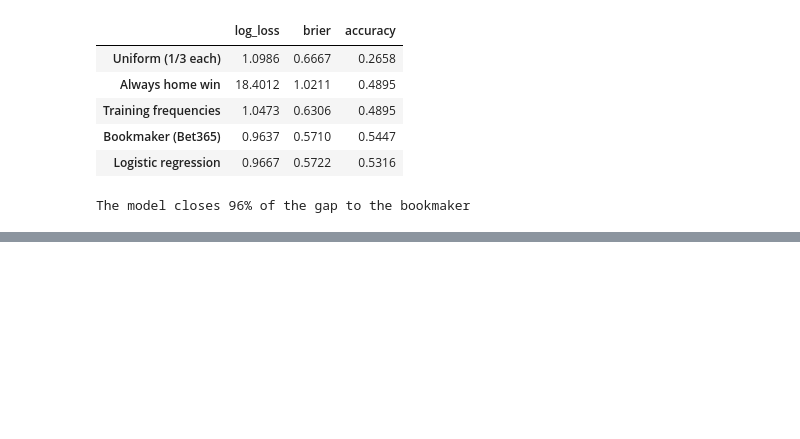
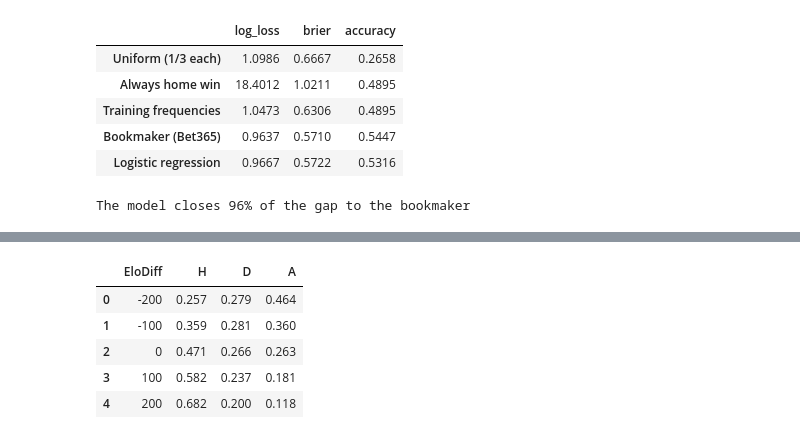
Before and after one commit to idoberk/laliga-match-prediction, a Jupyter notebook: notebooks/laliga_match_prediction.ipynb, the cells around one changed output, grey strips where cells are left out. Saved outputs shown, nothing was run; the diff lists cells and outputs as text; code cells hidden in the pictures; blank space fills up the shorter version.

```diff
--- a/notebooks/laliga_match_prediction.ipynb
+++ b/notebooks/laliga_match_prediction.ipynb
@@ -1631,0 +1671,14 @@ The model closes 96% of the gap to the bookmaker
+# %%
+# We vary the Elo difference and keep every shots column at its training average
+what_if = pd.DataFrame({"EloDiff": [-200, -100, 0, 100, 200]}).assign(
+    **train_matches[SHOT_FEATURES].mean()
+)
+
+what_if[["EloDiff"]].join(predict_outcomes(outcome_model, what_if, FEATURES).round(3))
+# %% [output]
+|  | EloDiff | H | D | A |
+| 0 | -200 | 0.257 | 0.279 | 0.464 |
+| 1 | -100 | 0.359 | 0.281 | 0.360 |
+| 2 | 0 | 0.471 | 0.266 | 0.263 |
+| 3 | 100 | 0.582 | 0.237 | 0.181 |
+| 4 | 200 | 0.682 | 0.200 | 0.118 |
```
Also changed, not shown: parts of 14 cells of this notebook, 1 other file.
